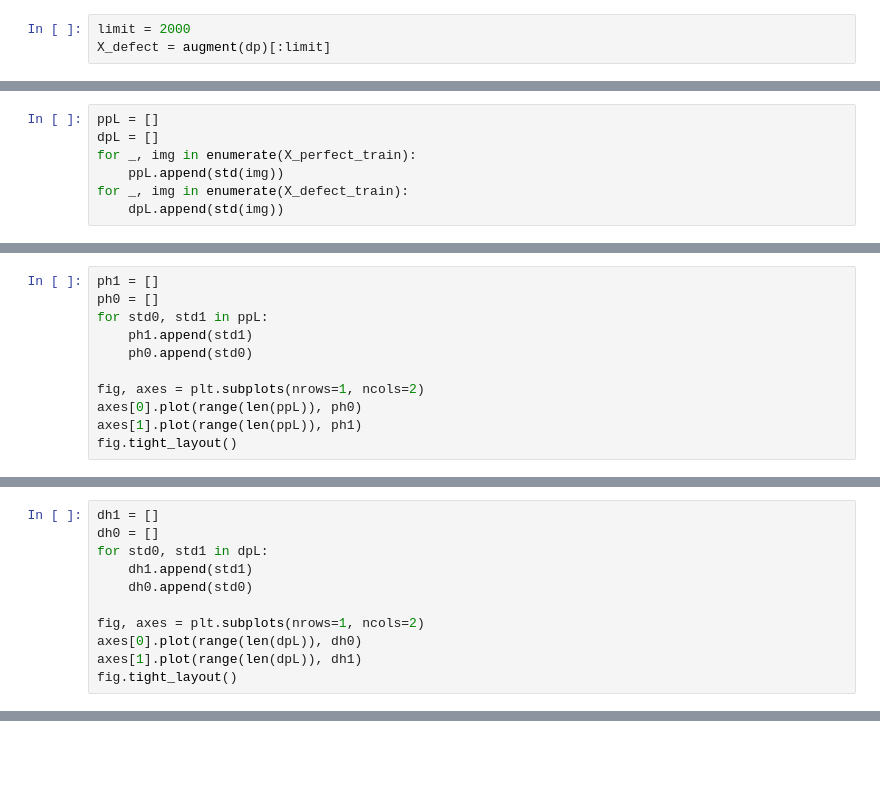
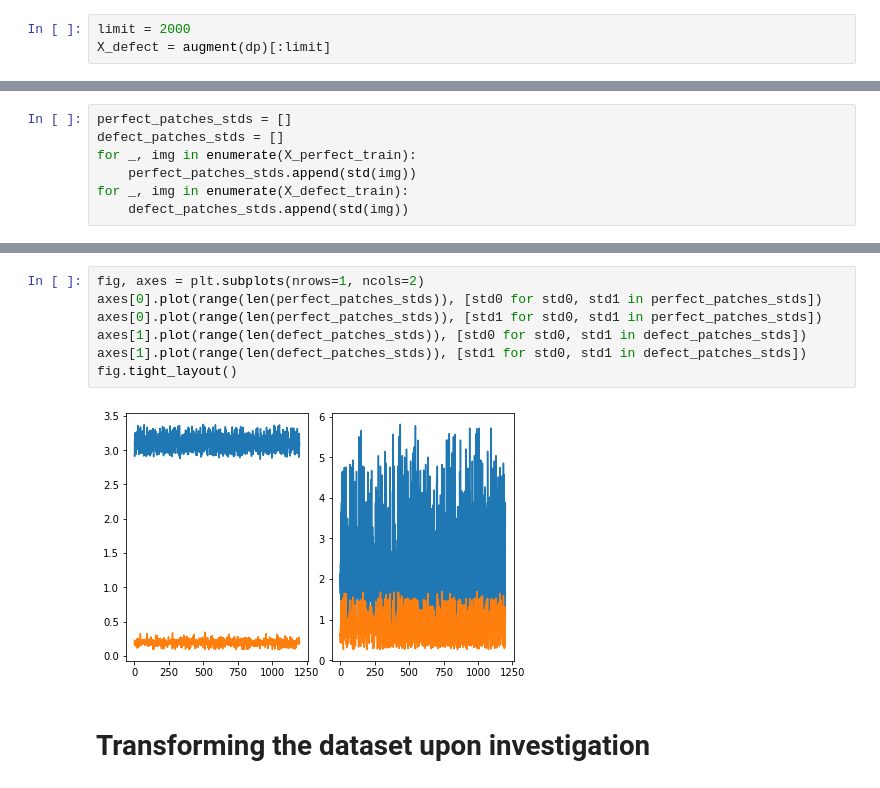
Before and after one commit to IvanYankov993/hackathon_group_5, a Jupyter notebook: task3.ipynb, the cells around one changed output, grey strips where cells are left out. Cells and saved outputs as stored; diff of their text form; blank space fills up the shorter version.

```diff
--- a/task3.ipynb
+++ b/task3.ipynb
@@ -223,7 +311,7 @@ X_test :         (800, 48, 48) | y_test :        (800,)
 # %%
-ppL = []
-dpL = []
+perfect_patches_stds = []
+defect_patches_stds = []
 for _, img in enumerate(X_perfect_train):
-    ppL.append(std(img))
+    perfect_patches_stds.append(std(img))
 for _, img in enumerate(X_defect_train):
-    dpL.append(std(img))
+    defect_patches_stds.append(std(img))
@@ -232,11 +317,0 @@ for _, img in enumerate(X_defect_train):
-# %%
-ph1 = []
-ph0 = []
-for std0, std1 in ppL:
-    ph1.append(std1)
-    ph0.append(std0)
-
-fig, axes = plt.subplots(nrows=1, ncols=2)
-axes[0].plot(range(len(ppL)), ph0)
-axes[1].plot(range(len(ppL)), ph1)
-fig.tight_layout()
@@ -245,11 +317,0 @@ fig.tight_layout()
-# %%
-dh1 = []
-dh0 = []
-for std0, std1 in dpL:
-    dh1.append(std1)
-    dh0.append(std0)
-
-fig, axes = plt.subplots(nrows=1, ncols=2)
-axes[0].plot(range(len(dpL)), dh0)
-axes[1].plot(range(len(dpL)), dh1)
-fig.tight_layout()
@@ -272,0 +318,11 @@ print(flattens.shape)
+# %%
+fig, axes = plt.subplots(nrows=1, ncols=2)
+axes[0].plot(range(len(perfect_patches_stds)), [std0 for std0, std1 in perfect_patches_stds])
+axes[0].plot(range(len(perfect_patches_stds)), [std1 for std0, std1 in perfect_patches_stds])
+axes[1].plot(range(len(defect_patches_stds)), [std0 for std0, std1 in defect_patches_stds])
+axes[1].plot(range(len(defect_patches_stds)), [std1 for std0, std1 in defect_patches_stds])
+fig.tight_layout()
+# %% [output]
+[figure, added]
+# %% [markdown]
+# Transforming the dataset upon investigation
```
Also changed, not shown: parts of 49 cells of this notebook.
